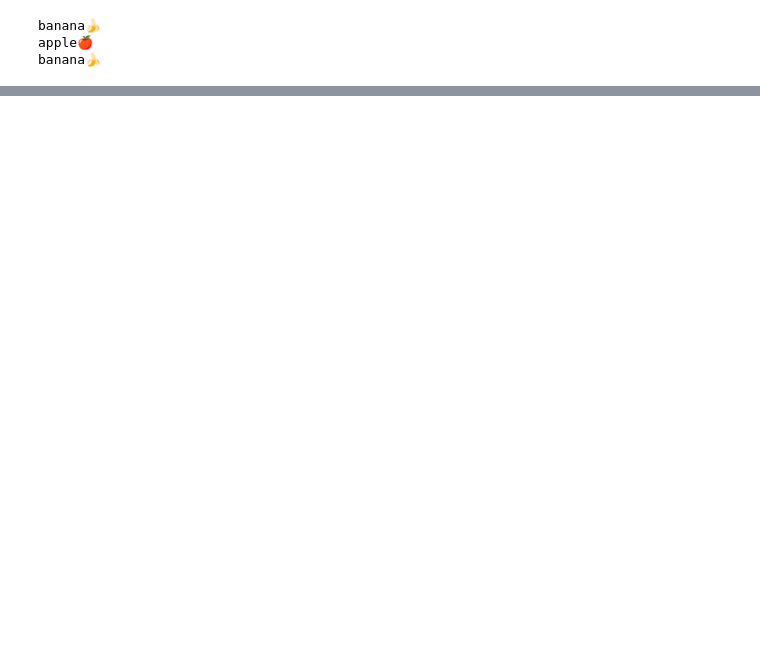
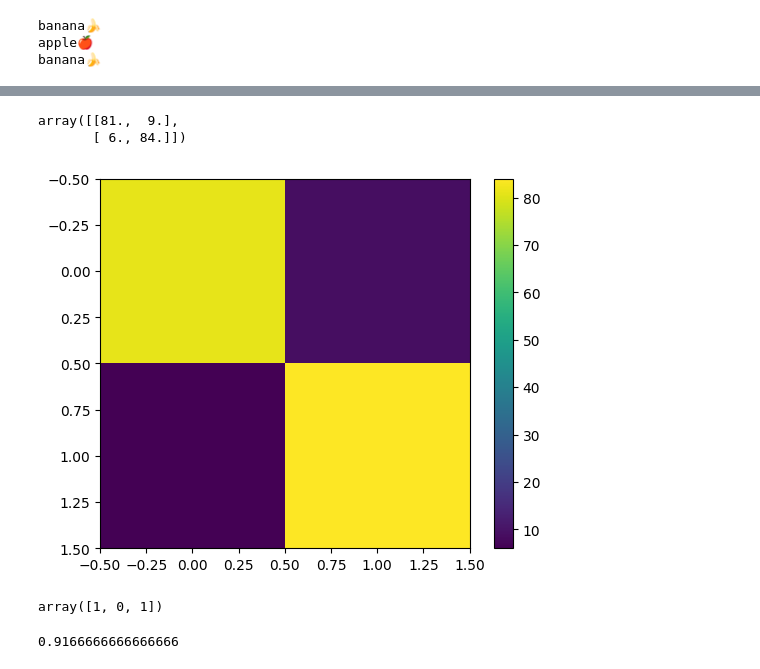
Before and after one commit to farhadspy/Machine-Learning, a Jupyter notebook: apple_banana.ipynb, the cells around one changed output, grey strips where cells are left out. Cells and saved outputs as stored; diff of their text form; code cells hidden in the pictures; blank space fills up the shorter version.

```diff
--- a/apple_banana.ipynb
+++ b/apple_banana.ipynb
@@ -103,0 +74,38 @@ knn.evaluate(X_test , Y_test)
+# %%
+Y_pred = knn.predict(X_test)
+# %%
+confusion_matrix = np.zeros((2,2))
+
+for i in range(180):
+    if Y_test[i] == 0 and Y_pred[i] == 0:
+        confusion_matrix[0][0] += 1
+    elif Y_test[i] == 0 and Y_pred[i] == 1:
+        confusion_matrix[0][1] += 1
+    elif Y_test[i] == 1 and Y_pred[i] == 0:
+        confusion_matrix[1][0] += 1
+    elif Y_test[i] == 1 and Y_pred[i] == 1:
+        confusion_matrix[1][1] += 1
+
+
+confusion_matrix
+# %% [output]
+array([[81.,  9.],
+       [ 6., 84.]])
+# %%
+plt.imshow(confusion_matrix)
+plt.colorbar()
+plt.show()
+# %% [output]
+[figure, added]
+# %%
+from sklearn.neighbors import KNeighborsClassifier
+
+knn = KNeighborsClassifier(n_neighbors=5)
+knn.fit(X_train,Y_train)
+knn.predict(new_fruits)
+# %% [output]
+array([1, 0, 1])
+# %%
+knn.score(X_test,Y_test)
+# %% [output]
+0.9166666666666666
```
Also changed, not shown: parts of 4 cells of this notebook.
